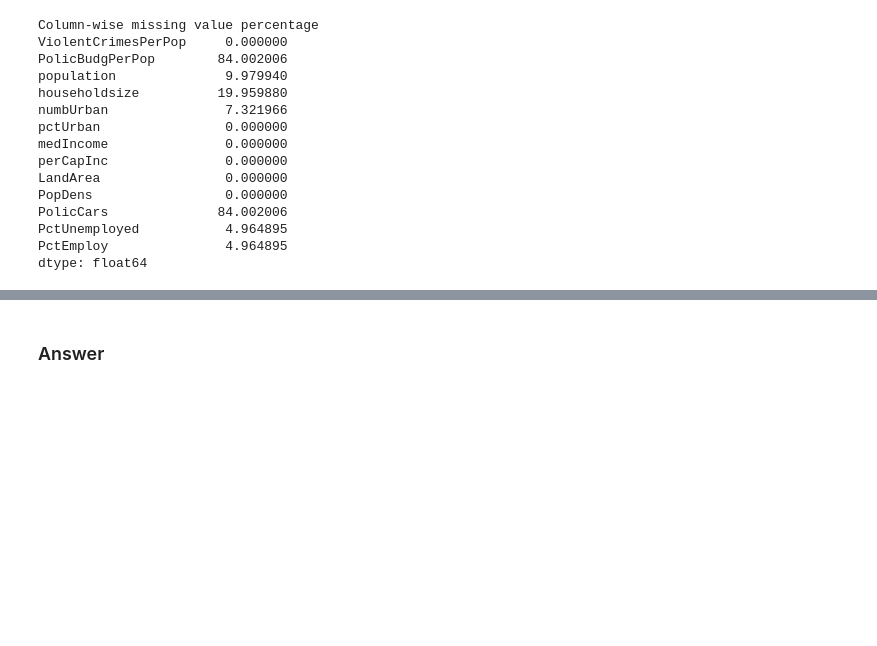
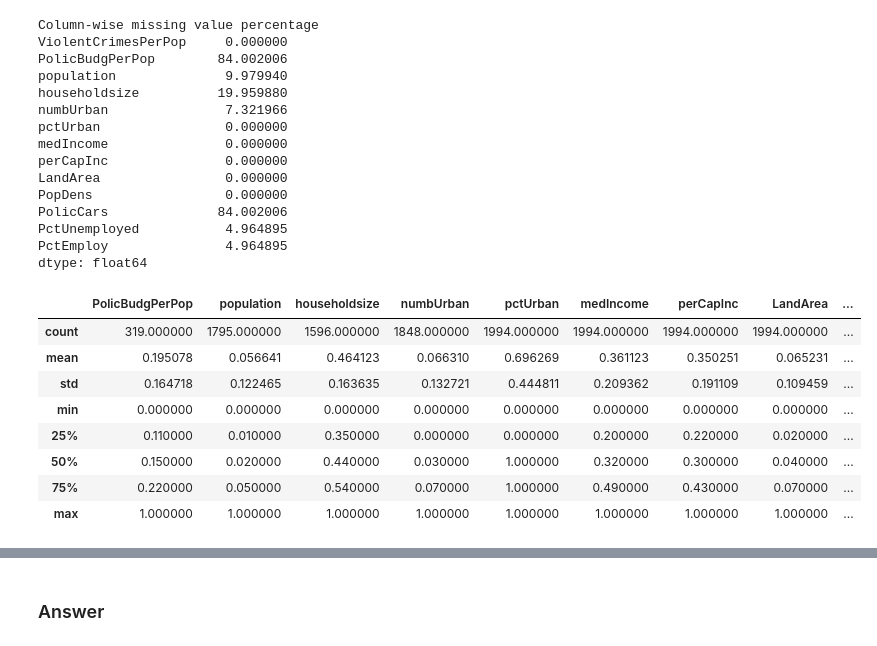
Before and after one commit to FinTrek/Adv-Predictive-Modeling, a Jupyter notebook: HW 2/HW2-F19-MIS382N.ipynb, the cells around one changed output, grey strips where cells are left out. Saved outputs shown, nothing was run; the diff lists cells and outputs as text; code cells hidden in the pictures; blank space fills up the shorter version.

```diff
--- a/HW 2/HW2-F19-MIS382N.ipynb
+++ b/HW 2/HW2-F19-MIS382N.ipynb
@@ -373,3 +377,15 @@ PolicCars              84.002006
 PctUnemployed           4.964895
 PctEmploy               4.964895
 dtype: float64
+# %%
+X.describe() #are there O entries instead of Nan? looks like it
+# %% [output]
+|  | PolicBudgPerPop | population | householdsize | numbUrban | pctUrban | medIncome | perCapInc | LandArea | ... |
+| count | 319.000000 | 1795.000000 | 1596.000000 | 1848.000000 | 1994.000000 | 1994.000000 | 1994.000000 | 1994.000000 | ... |
+| mean | 0.195078 | 0.056641 | 0.464123 | 0.066310 | 0.696269 | 0.361123 | 0.350251 | 0.065231 | ... |
+| std | 0.164718 | 0.122465 | 0.163635 | 0.132721 | 0.444811 | 0.209362 | 0.191109 | 0.109459 | ... |
+| min | 0.000000 | 0.000000 | 0.000000 | 0.000000 | 0.000000 | 0.000000 | 0.000000 | 0.000000 | ... |
+| 25% | 0.110000 | 0.010000 | 0.350000 | 0.000000 | 0.000000 | 0.200000 | 0.220000 | 0.020000 | ... |
+| 50% | 0.150000 | 0.020000 | 0.440000 | 0.030000 | 1.000000 | 0.320000 | 0.300000 | 0.040000 | ... |
+| 75% | 0.220000 | 0.050000 | 0.540000 | 0.070000 | 1.000000 | 0.490000 | 0.430000 | 0.070000 | ... |
+| max | 1.000000 | 1.000000 | 1.000000 | 1.000000 | 1.000000 | 1.000000 | 1.000000 | 1.000000 | ... |
```
Also changed, not shown: parts of 14 cells of this notebook.
